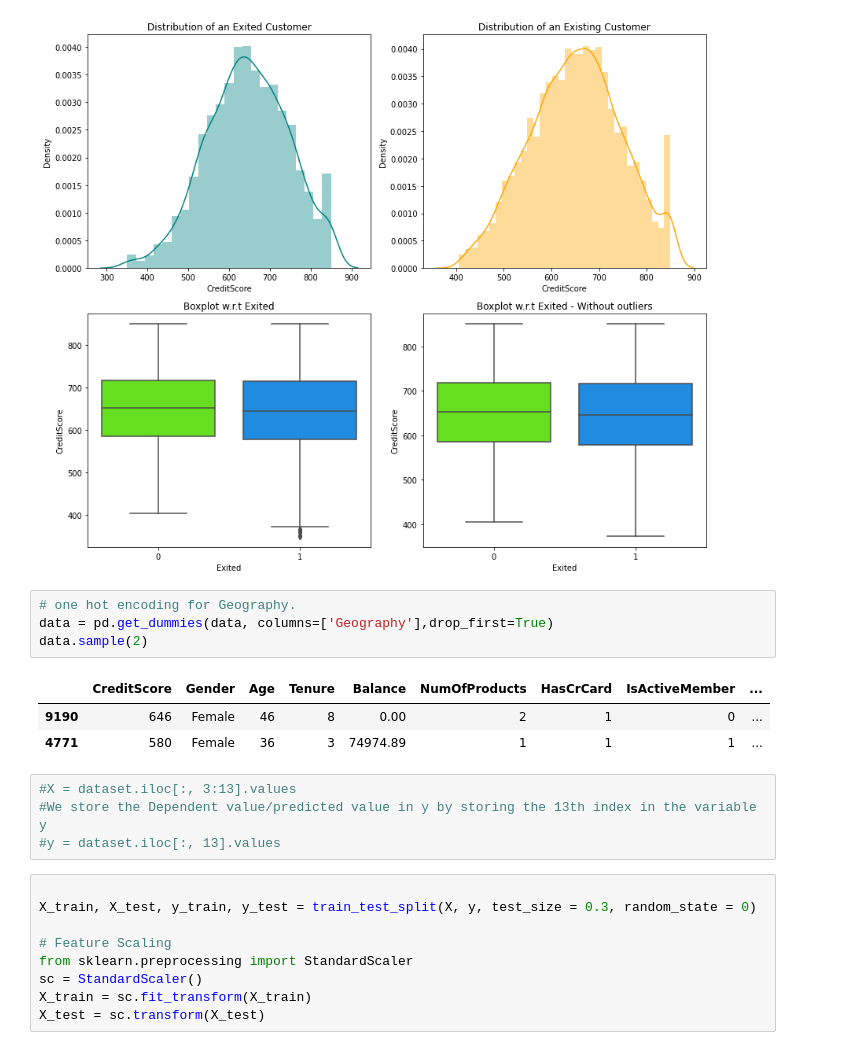
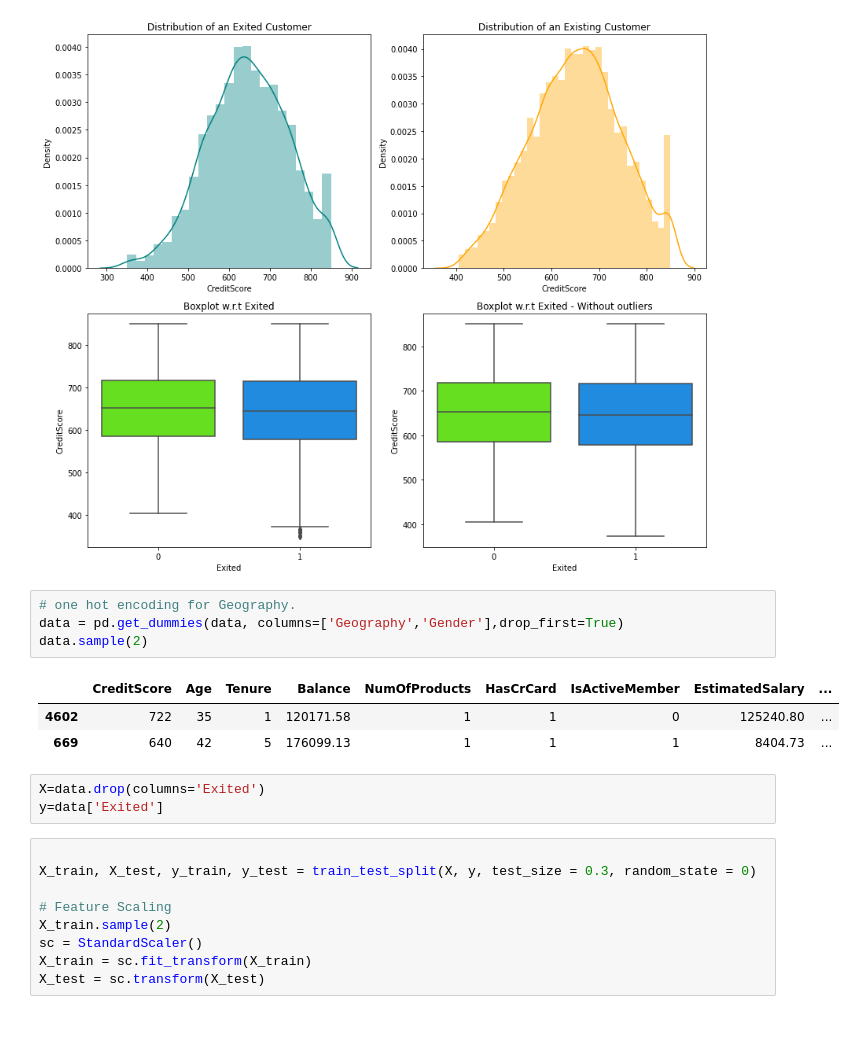
Before and after one commit to snegi5/hello-github, a Jupyter notebook: Module_7.ipynb, the cells around one changed output. Cells and saved outputs as stored; diff of their text form.

```diff
--- a/Module_7.ipynb
+++ b/Module_7.ipynb
@@ -136,22 +139,21 @@ plot('CreditScore')
 [figure]
 # %%
 # one hot encoding for Geography.
-data = pd.get_dummies(data, columns=['Geography'],drop_first=True)
+data = pd.get_dummies(data, columns=['Geography','Gender'],drop_first=True)
 data.sample(2)
 # %% [output]
-|  | CreditScore | Gender | Age | Tenure | Balance | NumOfProducts | HasCrCard | IsActiveMember | ... |
-| 9190 | 646 | Female | 46 | 8 | 0.00 | 2 | 1 | 0 | ... |
-| 4771 | 580 | Female | 36 | 3 | 74974.89 | 1 | 1 | 1 | ... |
+|  | CreditScore | Age | Tenure | Balance | NumOfProducts | HasCrCard | IsActiveMember | EstimatedSalary | ... |
+| 4602 | 722 | 35 | 1 | 120171.58 | 1 | 1 | 0 | 125240.80 | ... |
+| 669 | 640 | 42 | 5 | 176099.13 | 1 | 1 | 1 | 8404.73 | ... |
-# %%
-#X = dataset.iloc[:, 3:13].values
-#We store the Dependent value/predicted value in y by storing the 13th index in the variable y
-#y = dataset.iloc[:, 13].values
+# %%
+X=data.drop(columns='Exited')
+y=data['Exited']
 # %%
 
 X_train, X_test, y_train, y_test = train_test_split(X, y, test_size = 0.3, random_state = 0)
 
 # Feature Scaling
-from sklearn.preprocessing import StandardScaler
+X_train.sample(2)
 sc = StandardScaler()
 X_train = sc.fit_transform(X_train)
 X_test = sc.transform(X_test)
```
Also changed, not shown: parts of 4 cells of this notebook.
